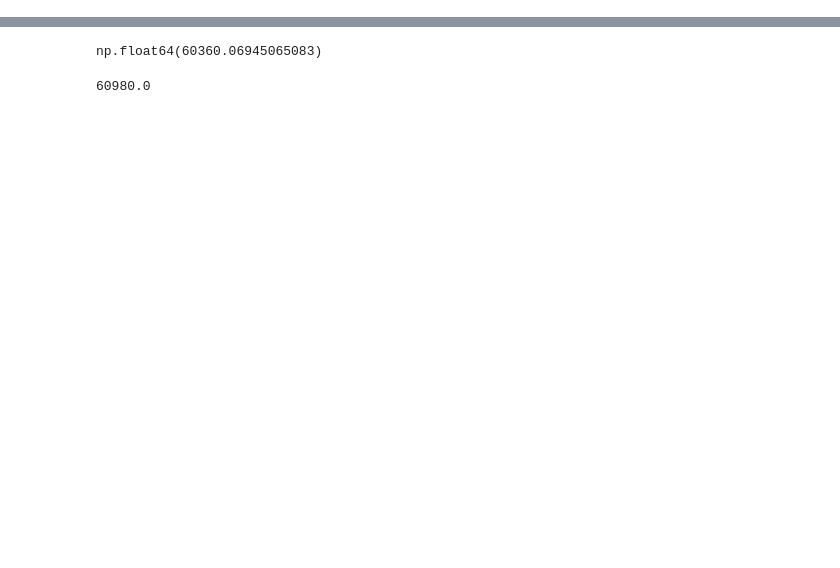
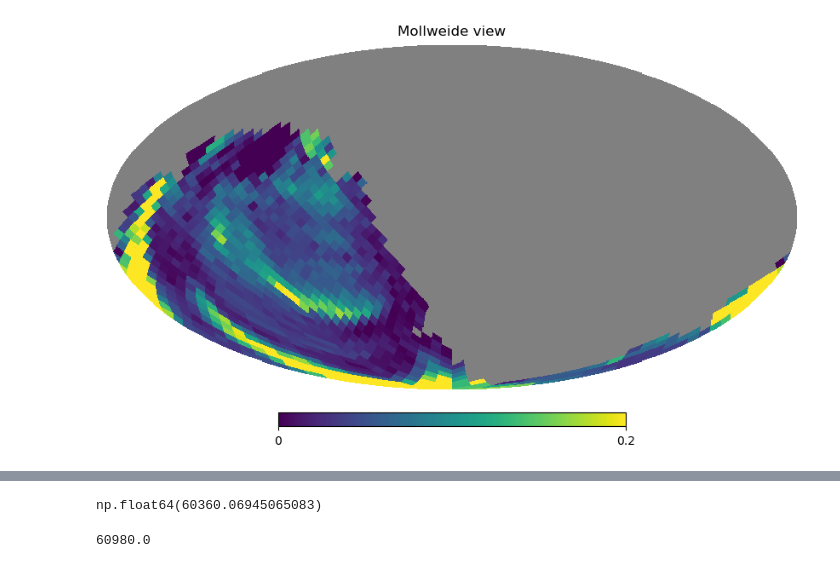
Before and after one commit to yoachim/25_scratch, a Jupyter notebook: sky_data/cloud_data_look.ipynb, the cells around one changed output, grey strips where cells are left out. Saved outputs shown, nothing was run; the diff lists cells and outputs as text; code cells hidden in the pictures; blank space fills up the shorter version.

```diff
--- a/sky_data/cloud_data_look.ipynb
+++ b/sky_data/cloud_data_look.ipynb
@@ -46,3 +33,7 @@ hp.mollview(data["clouds"], nest=True, min=0, max=0.2)
+# %%
+hp.mollview(all_maps[20], nest=True, min=0, max=0.2)
+# %% [output]
+[figure, added]
 # %%
 hp.mollview(data["sigma"], nest=True, min=0, max=0.2)
 # %% [output]
```
Also changed, not shown: parts of 8 cells of this notebook.
